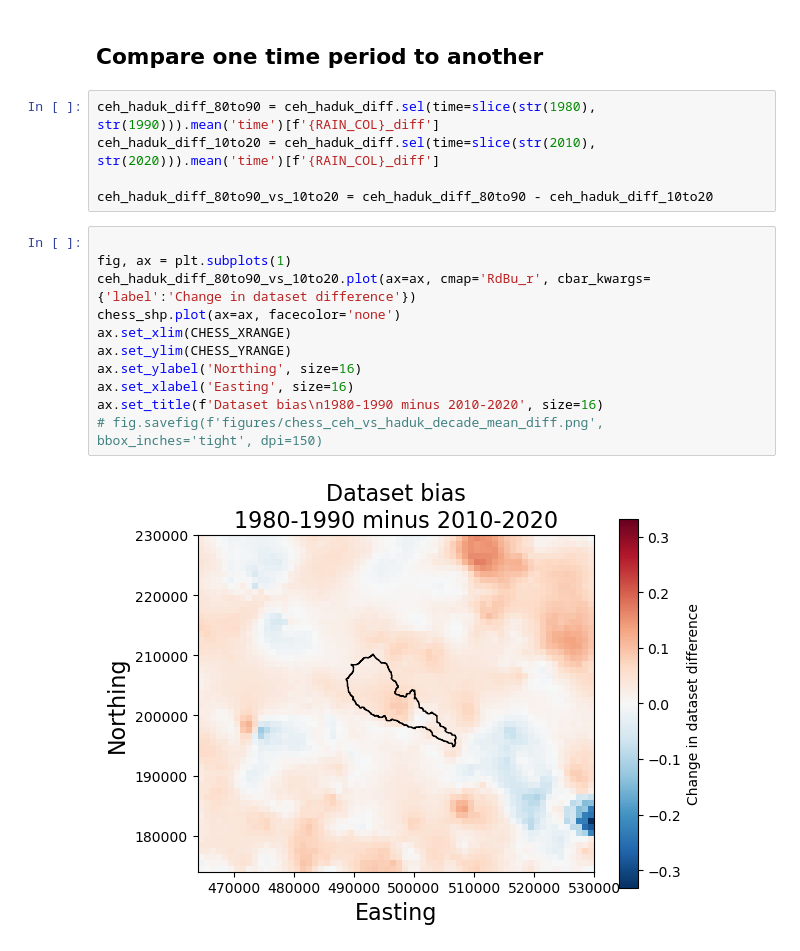
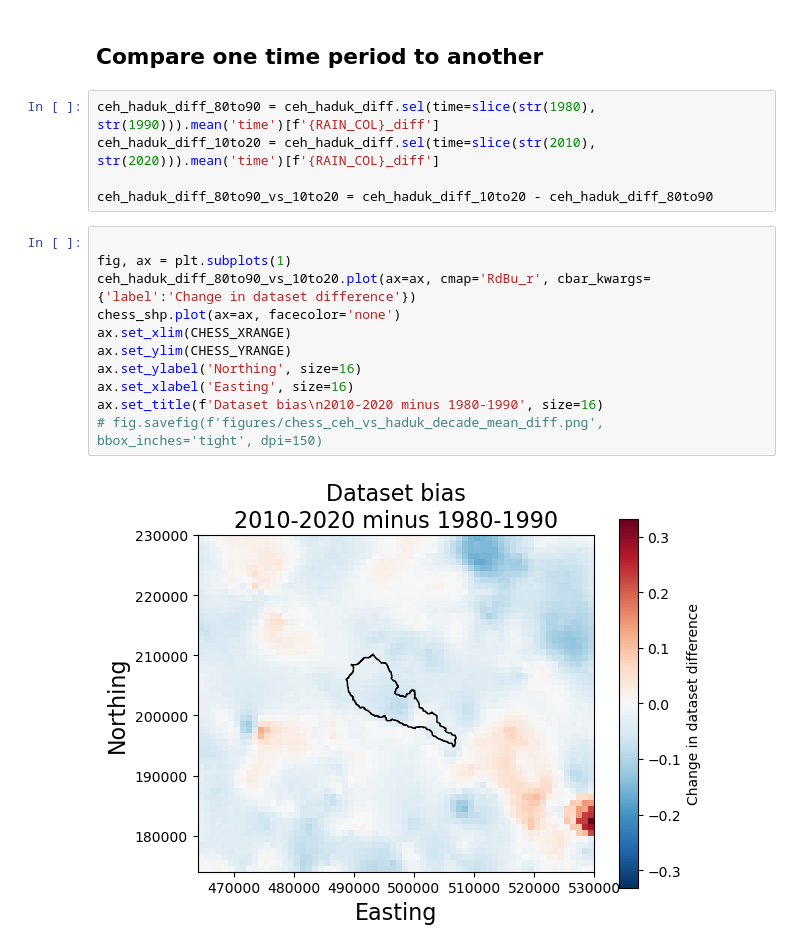
Before and after one commit to Thomasjkeel/FDRI_Chess-rain-gauges, a Jupyter notebook: chess_catchment.ipynb, the cells around one changed output. Saved outputs shown, nothing was run; the diff lists cells and outputs as text.

Commit message:
update diff fig

```diff
--- a/chess_catchment.ipynb
+++ b/chess_catchment.ipynb
@@ -204,17 +204,17 @@ ax.set_title(f'Min dist to rain gauge\n{start_year}-{end_year} decade mean')
 ceh_haduk_diff_80to90 = ceh_haduk_diff.sel(time=slice(str(1980), str(1990))).mean('time')[f'{RAIN_COL}_diff']
 ceh_haduk_diff_10to20 = ceh_haduk_diff.sel(time=slice(str(2010), str(2020))).mean('time')[f'{RAIN_COL}_diff']
 
-ceh_haduk_diff_80to90_vs_10to20 = ceh_haduk_diff_80to90 - ceh_haduk_diff_10to20
+ceh_haduk_diff_80to90_vs_10to20 = ceh_haduk_diff_10to20 - ceh_haduk_diff_80to90
 # %%
 
 fig, ax = plt.subplots(1)
 ceh_haduk_diff_80to90_vs_10to20.plot(ax=ax, cmap='RdBu_r', cbar_kwargs={'label':'Change in dataset difference'})
 chess_shp.plot(ax=ax, facecolor='none')
 ax.set_xlim(CHESS_XRANGE)
 ax.set_ylim(CHESS_YRANGE)
 ax.set_ylabel('Northing', size=16)
 ax.set_xlabel('Easting', size=16)
-ax.set_title(f'Dataset bias\n1980-1990 minus 2010-2020', size=16)
+ax.set_title(f'Dataset bias\n2010-2020 minus 1980-1990', size=16)
 # fig.savefig(f'figures/chess_ceh_vs_haduk_decade_mean_diff.png', bbox_inches='tight', dpi=150)
 # %% [output]
-[figure, old version]
+[figure, new version]
```
Also changed, not shown: 2 other files.
